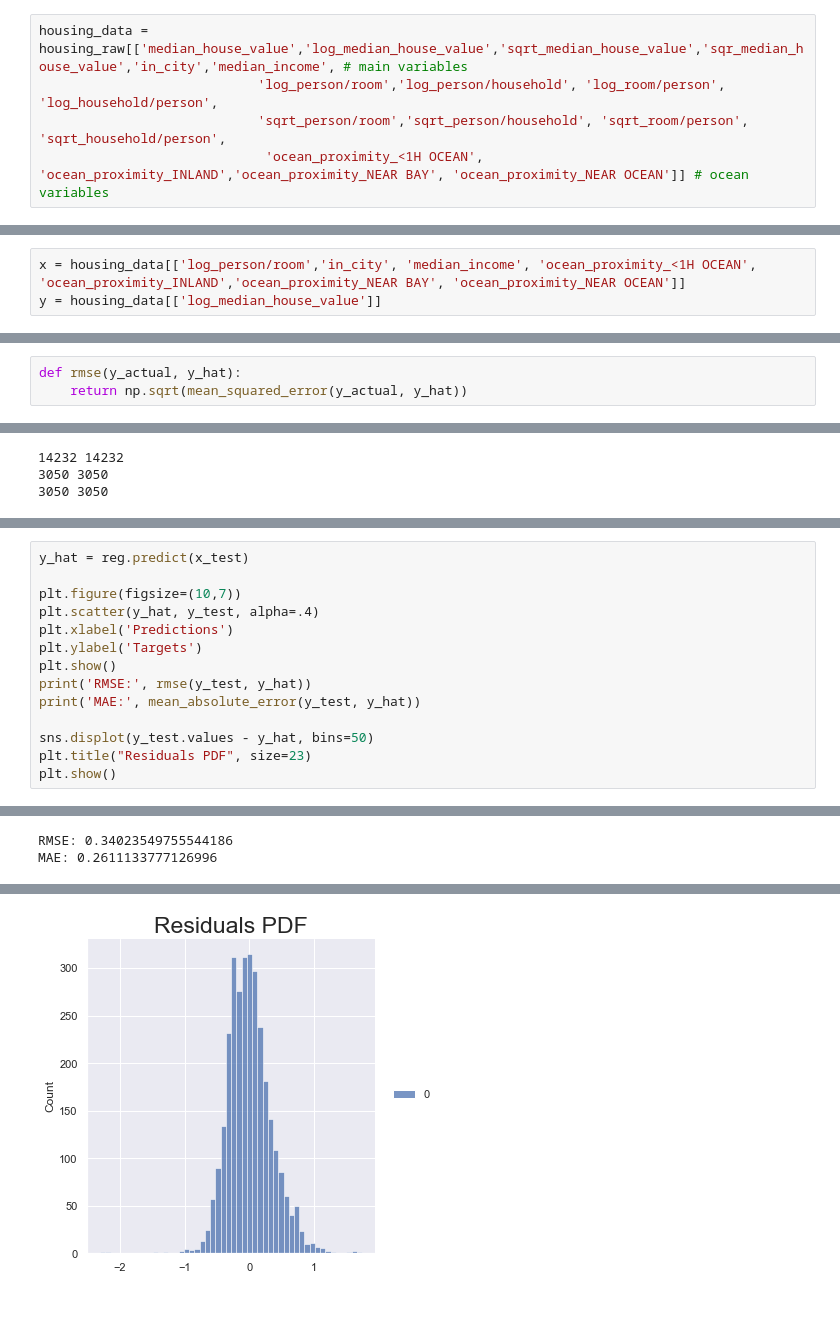
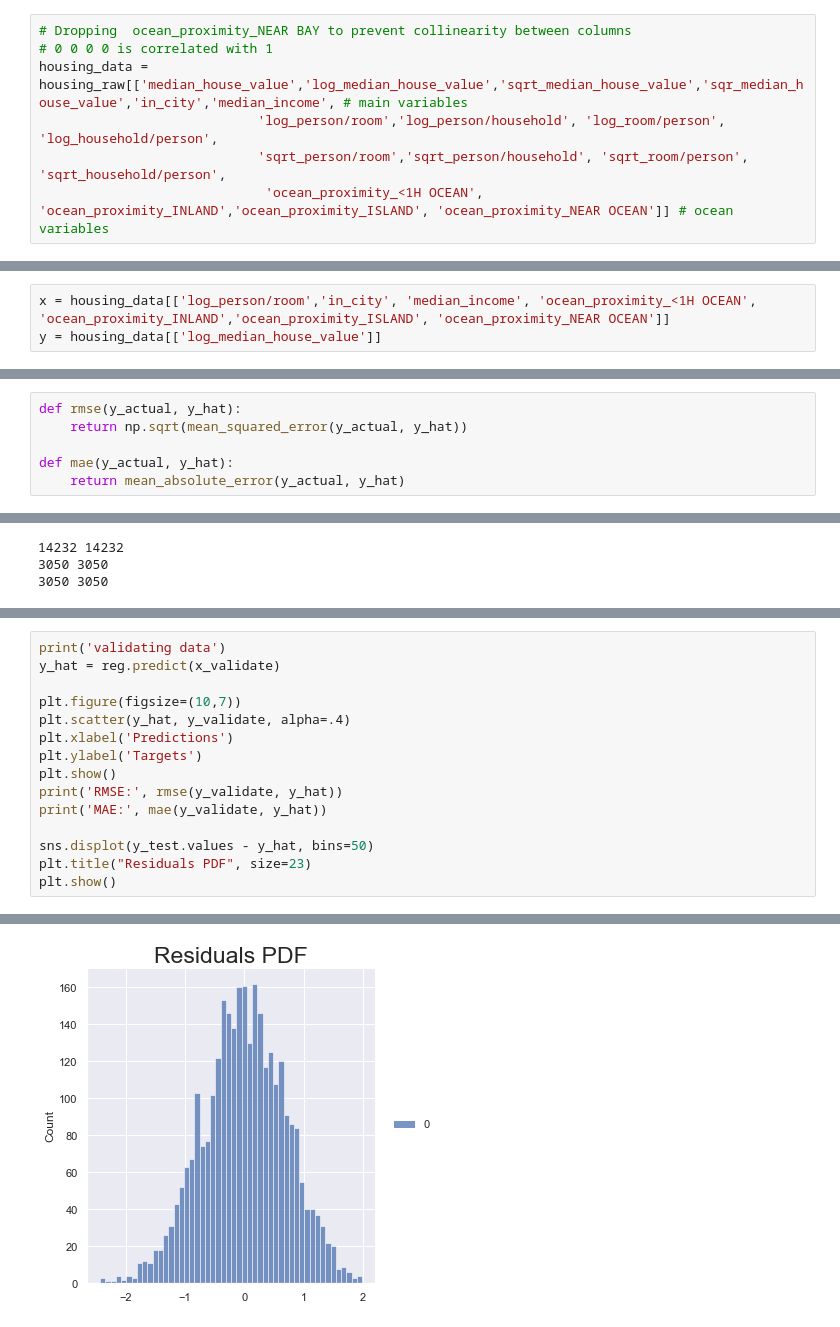
Before and after one commit to jerrold110/California-housing-price-regression, a Jupyter notebook: Data modelling.ipynb, the cells around one changed output, grey strips where cells are left out. Drawn from its saved outputs; the diff is of its cells as text.

```diff
--- a/Data modelling.ipynb
+++ b/Data modelling.ipynb
@@ -20,10 +23,12 @@ from statsmodels.stats.outliers_influence import variance_inflation_factor
 # %%
 housing_raw = pd.read_csv('data/housing_processed.csv')
 # %%
+# Dropping  ocean_proximity_NEAR BAY to prevent collinearity between columns
+# 0 0 0 0 is correlated with 1
 housing_data = housing_raw[['median_house_value','log_median_house_value','sqrt_median_house_value','sqr_median_house_value','in_city','median_income', # main variables
                             'log_person/room','log_person/household', 'log_room/person', 'log_household/person',
                             'sqrt_person/room','sqrt_person/household', 'sqrt_room/person', 'sqrt_household/person',
-                             'ocean_proximity_<1H OCEAN', 'ocean_proximity_INLAND','ocean_proximity_NEAR BAY', 'ocean_proximity_NEAR OCEAN']] # ocean variables
+                             'ocean_proximity_<1H OCEAN', 'ocean_proximity_INLAND','ocean_proximity_ISLAND', 'ocean_proximity_NEAR OCEAN']] # ocean variables
 # %% [markdown]
 ## Checking OLS assumptions
 
@@ -157,5 +162,5 @@ Notes:
 # %% [raw]
 The first model is the best model
 # %%
-x = housing_data[['log_person/room','in_city', 'median_income', 'ocean_proximity_<1H OCEAN', 'ocean_proximity_INLAND','ocean_proximity_NEAR BAY', 'ocean_proximity_NEAR OCEAN']]
+x = housing_data[['log_person/room','in_city', 'median_income', 'ocean_proximity_<1H OCEAN', 'ocean_proximity_INLAND','ocean_proximity_ISLAND', 'ocean_proximity_NEAR OCEAN']]
 y = housing_data[['log_median_house_value']]
@@ -167,6 +175,9 @@ I will use RMSE as it is the 'gentlest' metric that is the best in dealing with
 # %%
 def rmse(y_actual, y_hat):
     return np.sqrt(mean_squared_error(y_actual, y_hat))
+
+def mae(y_actual, y_hat):
+    return mean_absolute_error(y_actual, y_hat)
 # %%
 rmse(np.array([1,2,3,4]), np.array([3,4,5,6]))
 # %% [output]
@@ -221,13 +258,14 @@ MAE: 0.2537507929332424
 # %%
-y_hat = reg.predict(x_test)
+print('validating data')
+y_hat = reg.predict(x_validate)
 
 plt.figure(figsize=(10,7))
-plt.scatter(y_hat, y_test, alpha=.4)
+plt.scatter(y_hat, y_validate, alpha=.4)
 plt.xlabel('Predictions')
 plt.ylabel('Targets')
 plt.show()
-print('RMSE:', rmse(y_test, y_hat))
-print('MAE:', mean_absolute_error(y_test, y_hat))
+print('RMSE:', rmse(y_validate, y_hat))
+print('MAE:', mae(y_validate, y_hat))
 
 sns.displot(y_test.values - y_hat, bins=50)
 plt.title("Residuals PDF", size=23)
@@ -237,2 +275,0 @@ plt.show()
-RMSE: 0.34023549755544186
-MAE: 0.2611133777126996
@@ -239 +278 @@ MAE: 0.2611133777126996
-[figure, old version]
+[figure, new version]
```
Also changed, not shown: parts of 27 cells of this notebook, 2 other files.
